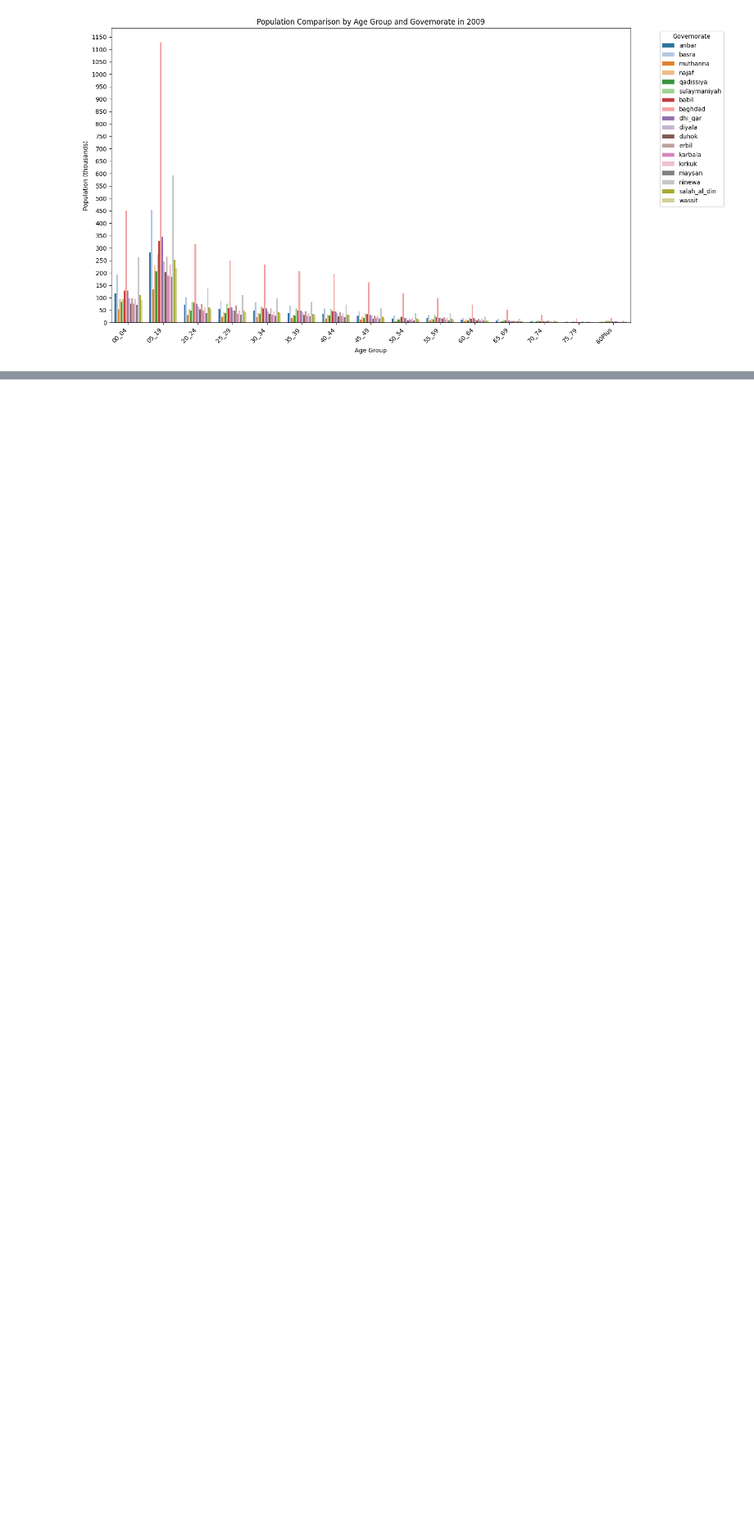
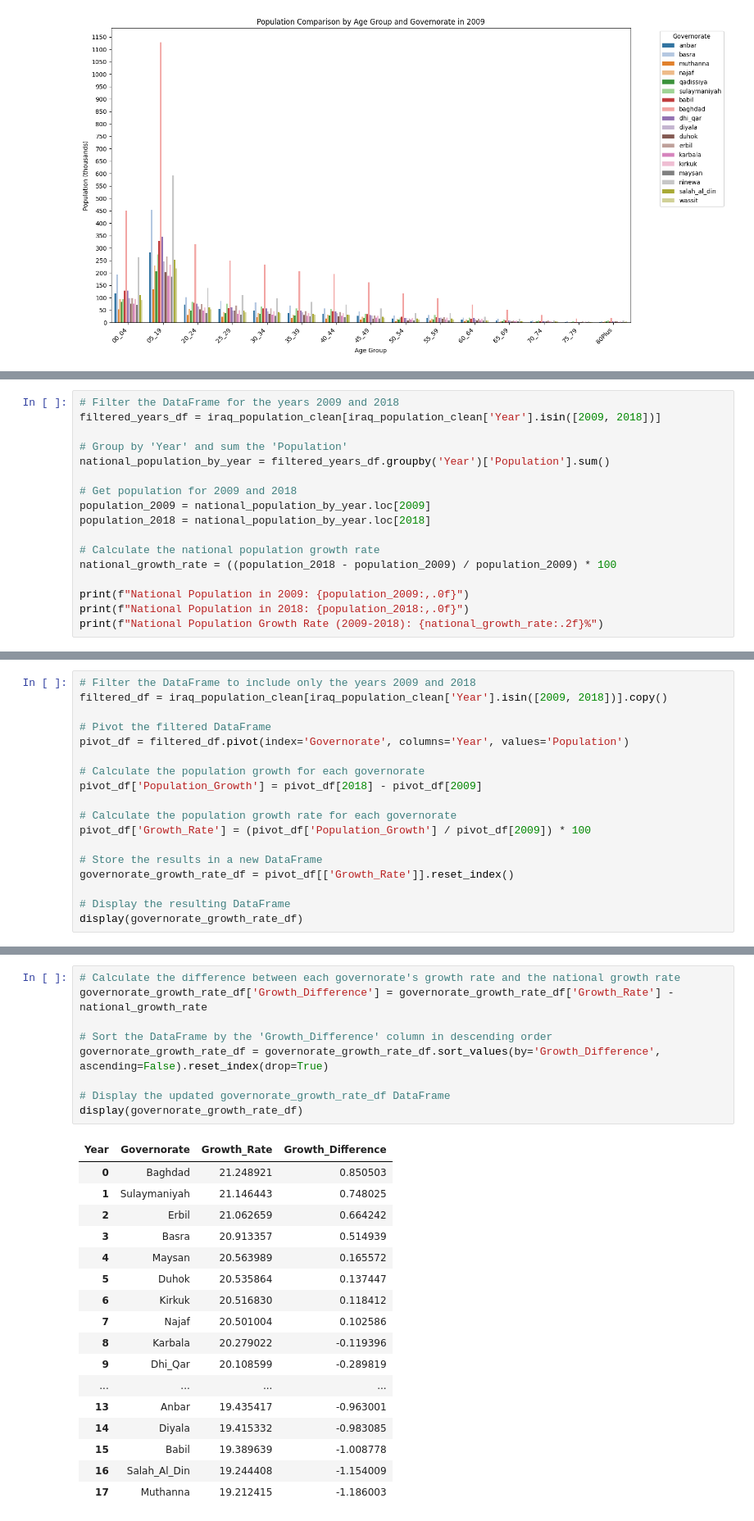
Before and after one commit to saxonyanders/saxonyanders, a Jupyter notebook: Iraq_population.ipynb, the cells around one changed output, grey strips where cells are left out. Shown at 82% size. Cells and saved outputs as stored; diff of their text form; blank space fills up the shorter version.

```diff
--- a/Iraq_population.ipynb
+++ b/Iraq_population.ipynb
@@ -680,0 +802,17 @@ plt.show()
+# %%
+# Filter the DataFrame for the years 2009 and 2018
+filtered_years_df = iraq_population_clean[iraq_population_clean['Year'].isin([2009, 2018])]
+
+# Group by 'Year' and sum the 'Population'
+national_population_by_year = filtered_years_df.groupby('Year')['Population'].sum()
+
+# Get population for 2009 and 2018
+population_2009 = national_population_by_year.loc[2009]
+population_2018 = national_population_by_year.loc[2018]
+
+# Calculate the national population growth rate
+national_growth_rate = ((population_2018 - population_2009) / population_2009) * 100
+
+print(f"National Population in 2009: {population_2009:,.0f}")
+print(f"National Population in 2018: {population_2018:,.0f}")
+print(f"National Population Growth Rate (2009-2018): {national_growth_rate:.2f}%")
@@ -680,0 +823,18 @@ plt.show()
+# %%
+# Filter the DataFrame to include only the years 2009 and 2018
+filtered_df = iraq_population_clean[iraq_population_clean['Year'].isin([2009, 2018])].copy()
+
+# Pivot the filtered DataFrame
+pivot_df = filtered_df.pivot(index='Governorate', columns='Year', values='Population')
+
+# Calculate the population growth for each governorate
+pivot_df['Population_Growth'] = pivot_df[2018] - pivot_df[2009]
+
+# Calculate the population growth rate for each governorate
+pivot_df['Growth_Rate'] = (pivot_df['Population_Growth'] / pivot_df[2009]) * 100
+
+# Store the results in a new DataFrame
+governorate_growth_rate_df = pivot_df[['Growth_Rate']].reset_index()
+
+# Display the resulting DataFrame
+display(governorate_growth_rate_df)
@@ -680,0 +881,27 @@ plt.show()
+# %%
+# Calculate the difference between each governorate's growth rate and the national growth rate
+governorate_growth_rate_df['Growth_Difference'] = governorate_growth_rate_df['Growth_Rate'] - national_growth_rate
+
+# Sort the DataFrame by the 'Growth_Difference' column in descending order
+governorate_growth_rate_df = governorate_growth_rate_df.sort_values(by='Growth_Difference', ascending=False).reset_index(drop=True)
+
+# Display the updated governorate_growth_rate_df DataFrame
+display(governorate_growth_rate_df)
+# %% [output]
+| Year | Governorate | Growth_Rate | Growth_Difference |
+| 0 | Baghdad | 21.248921 | 0.850503 |
+| 1 | Sulaymaniyah | 21.146443 | 0.748025 |
+| 2 | Erbil | 21.062659 | 0.664242 |
+| 3 | Basra | 20.913357 | 0.514939 |
+| 4 | Maysan | 20.563989 | 0.165572 |
+| 5 | Duhok | 20.535864 | 0.137447 |
+| 6 | Kirkuk | 20.516830 | 0.118412 |
+| 7 | Najaf | 20.501004 | 0.102586 |
+| 8 | Karbala | 20.279022 | -0.119396 |
+| 9 | Dhi_Qar | 20.108599 | -0.289819 |
+| ... | ... | ... | ... |
+| 13 | Anbar | 19.435417 | -0.963001 |
+| 14 | Diyala | 19.415332 | -0.983085 |
+| 15 | Babil | 19.389639 | -1.008778 |
+| 16 | Salah_Al_Din | 19.244408 | -1.154009 |
+| 17 | Muthanna | 19.212415 | -1.186003 |
```
Also changed, not shown: parts of 11 cells of this notebook.
